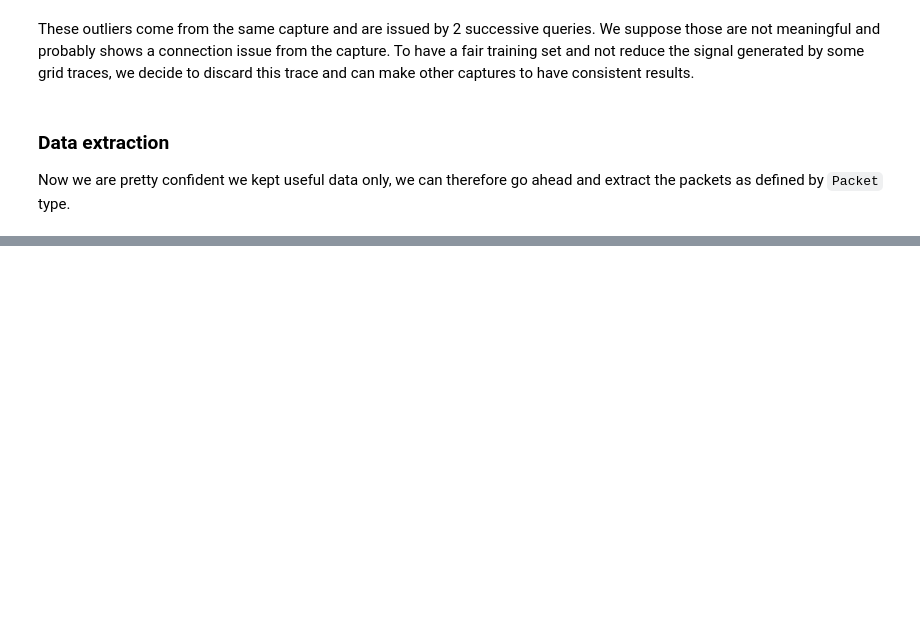
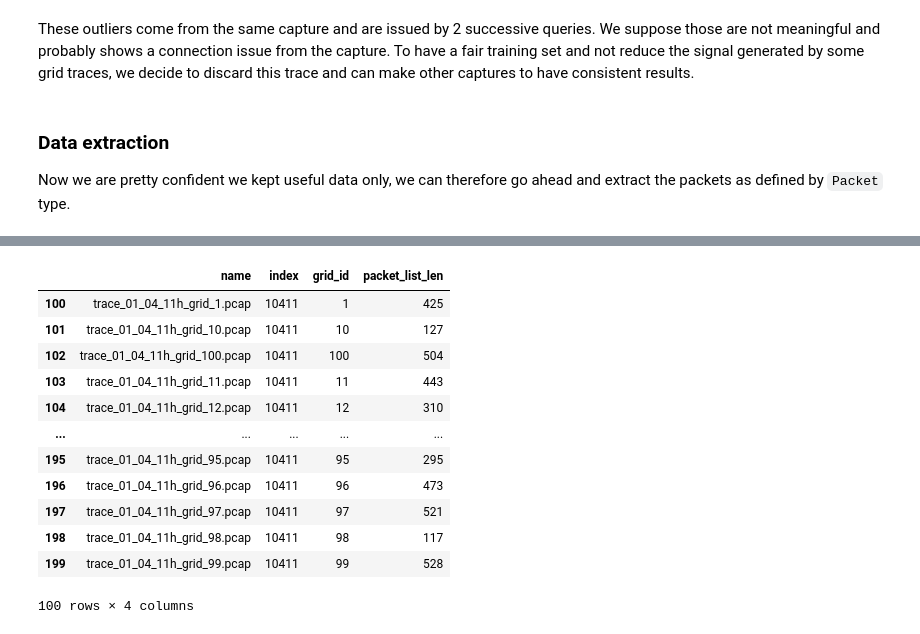
Before and after one commit to Robb-Fr/Secretstroll-BeepBoop, a Jupyter notebook: secretstroll/trace_data_extraction/trace_data_extraction.ipynb, the cells around one changed output, grey strips where cells are left out. Saved outputs shown, nothing was run; the diff lists cells and outputs as text; code cells hidden in the pictures; blank space fills up the shorter version.

```diff
--- a/secretstroll/trace_data_extraction/trace_data_extraction.ipynb
+++ b/secretstroll/trace_data_extraction/trace_data_extraction.ipynb
@@ -306,0 +327,16 @@ from_trace_to_packets("trace_01_04_08h_grid_4.pcap")[:7]
+# %%
+selected_traces[selected_traces["index"] == 10411]
+# %% [output]
+|  | name | index | grid_id | packet_list_len |
+| 100 | trace_01_04_11h_grid_1.pcap | 10411 | 1 | 425 |
+| 101 | trace_01_04_11h_grid_10.pcap | 10411 | 10 | 127 |
+| 102 | trace_01_04_11h_grid_100.pcap | 10411 | 100 | 504 |
+| 103 | trace_01_04_11h_grid_11.pcap | 10411 | 11 | 443 |
+| 104 | trace_01_04_11h_grid_12.pcap | 10411 | 12 | 310 |
+| ... | ... | ... | ... | ... |
+| 195 | trace_01_04_11h_grid_95.pcap | 10411 | 95 | 295 |
+| 196 | trace_01_04_11h_grid_96.pcap | 10411 | 96 | 473 |
+| 197 | trace_01_04_11h_grid_97.pcap | 10411 | 97 | 521 |
+| 198 | trace_01_04_11h_grid_98.pcap | 10411 | 98 | 117 |
+| 199 | trace_01_04_11h_grid_99.pcap | 10411 | 99 | 528 |
+100 rows × 4 columns
```
Also changed, not shown: parts of 6 cells of this notebook, 4 other files.
